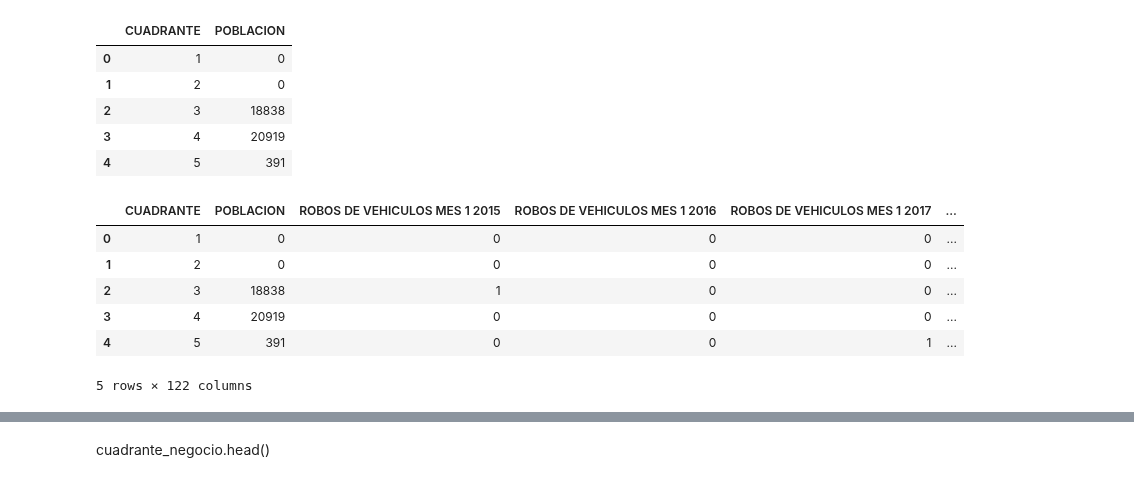
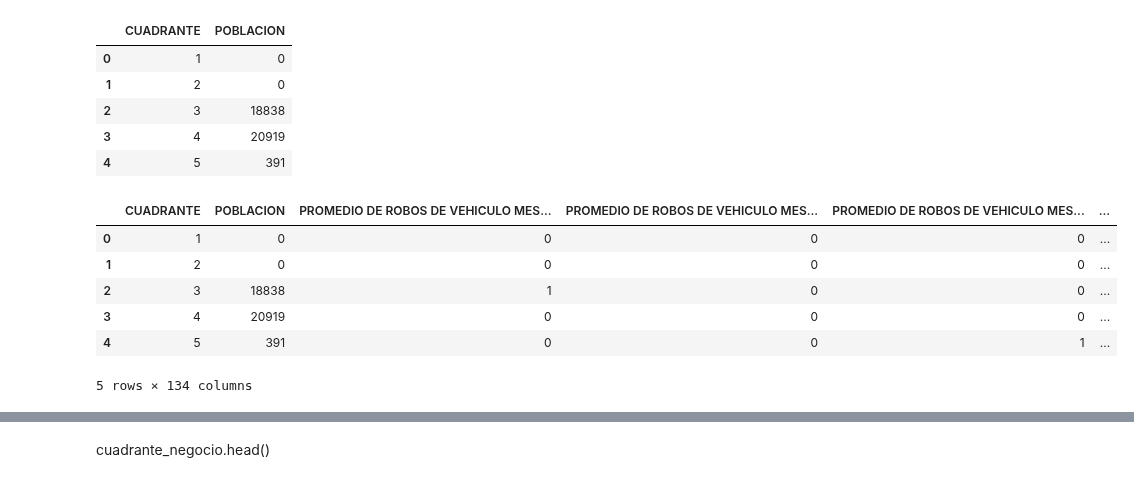
Before and after one commit to CLA-TI3001C-AD2025-G100/A01563230-EDA, a Jupyter notebook: FICOSEC.ipynb, the cells around one changed output, grey strips where cells are left out. Saved outputs shown, nothing was run; the diff lists cells and outputs as text; code cells hidden in the pictures.

```diff
--- a/FICOSEC.ipynb
+++ b/FICOSEC.ipynb
@@ -356,6 +356,8 @@ cuadrantes_casahabitacion.head()
 for mes in range(1, 13):
     for año in range(2015, 2025):
         # crear columna robos a casa habitacion por mes y año
-        cuadrantes_casahabitacion[f'ROBOS A CASAHABITACION MES {mes} {año}'] = cuadrantes_casahabitacion['CUADRANTE'].apply(lambda x: df[(df['CUADRANTE'] == x) & (df['MES'] == mes) & (df['AÑO'] == año) & (df['TIPO'] == 'ROBO A CASA HABITACION')].shape[0])
+        cuadrantes_casahabitacion[f'ROBOS A CASA HABITACION MES {mes} {año}'] = cuadrantes_casahabitacion['CUADRANTE'].apply(lambda x: df[(df['CUADRANTE'] == x) & (df['MES'] == mes) & (df['AÑO'] == año) & (df['TIPO'] == 'ROBO A CASA HABITACION')].shape[0])
+    # crear columna promedio de robos a casa habitacion por mes, CALCULANDO LA MEDIA DE ROBOS A CASA HABITACION POR MES
+    cuadrantes_casahabitacion[f'PROMEDIO DE ROBOS A CASA HABITACION MES {mes}'] = cuadrantes_casahabitacion['CUADRANTE'].apply(lambda x: df[(df['CUADRANTE'] == x) & (df['MES'] == mes) & (df['TIPO'] == 'ROBO A CASA HABITACION')].shape[0] / 10)
 cuadrantes_casahabitacion.head()
 # %% [output]
@@ -407,15 +421,17 @@ cuadrantes_vehiculos.head()
 # %%
 # crear columna ROBOS DE VEHICULO MES 1 2015, ROBOS DE VEHICULO MES 1 2016, ROBOS A CASAHABITACION MES 1 2017, ROBOS A CASAHABITACION MES 1 2018, ROBOS A CASAHABITACION MES 1 2019, ROBOS A CASAHABITACION MES 1 2020, ROBOS A CASAHABITACION MES 1 2021, ROBOS A CASAHABITACION MES 1 2022, ROBOS A CASAHABITACION MES 1 2023, ROBOS A CASAHABITACION MES 1 2024, ROBOS A CASAHABITACION MES 2 2015, ROBOS A CASAHABITACION MES 2 2016, ROBOS A CASAHABITACION MES 2 2017, ROBOS A CASAHABITACION MES 2 2018, ROBOS A CASAHABITACION MES 2 2019, ROBOS A CASAHABITACION MES 2 2020, ROBOS A CASAHABITACION MES 2 2021, ROBOS A CASAHABITACION MES 2 2022, ROBOS A CASAHABITACION MES 2
 for mes in range(1, 13):
     for año in range(2015, 2025):
-        # crear columna robos DE VEHICULOS por mes y año
-        cuadrantes_vehiculos[f'ROBOS DE VEHICULOS MES {mes} {año}'] = cuadrantes_vehiculos['CUADRANTE'].apply(lambda x: df[(df['CUADRANTE'] == x) & (df['MES'] == mes) & (df['AÑO'] == año) & (df['TIPO'] == 'ROBO DE VEHICULO')].shape[0])
+        # crear columna robos a casa habitacion por mes y año
+        cuadrantes_vehiculos[f'PROMEDIO DE ROBOS DE VEHICULO MES {mes} {año}'] = cuadrantes_vehiculos['CUADRANTE'].apply(lambda x: df[(df['CUADRANTE'] == x) & (df['MES'] == mes) & (df['AÑO'] == año) & (df['TIPO'] == 'ROBO DE VEHICULO')].shape[0])
+    # crear columna promedio de robos a casa habitacion por mes, CALCULANDO LA MEDIA DE ROBOS A CASA HABITACION POR MES
+    cuadrantes_vehiculos[f'PROMEDIO DE ROBOS DE VEHICULO MES {mes}'] = cuadrantes_vehiculos['CUADRANTE'].apply(lambda x: df[(df['CUADRANTE'] == x) & (df['MES'] == mes) & (df['TIPO'] == 'ROBO DE VEHICULO')].shape[0] / 10)
 cuadrantes_vehiculos.head()
 # %% [output]
-|  | CUADRANTE | POBLACION | ROBOS DE VEHICULOS MES 1 2015 | ROBOS DE VEHICULOS MES 1 2016 | ROBOS DE VEHICULOS MES 1 2017 | ... |
+|  | CUADRANTE | POBLACION | PROMEDIO DE ROBOS DE VEHICULO MES... | PROMEDIO DE ROBOS DE VEHICULO MES... | PROMEDIO DE ROBOS DE VEHICULO MES... | ... |
 | 0 | 1 | 0 | 0 | 0 | 0 | ... |
 | 1 | 2 | 0 | 0 | 0 | 0 | ... |
 | 2 | 3 | 18838 | 1 | 0 | 0 | ... |
 | 3 | 4 | 20919 | 0 | 0 | 0 | ... |
 | 4 | 5 | 391 | 0 | 0 | 1 | ... |
-5 rows × 122 columns
+5 rows × 134 columns
```
Also changed, not shown: parts of 21 cells of this notebook, 3 other files.
